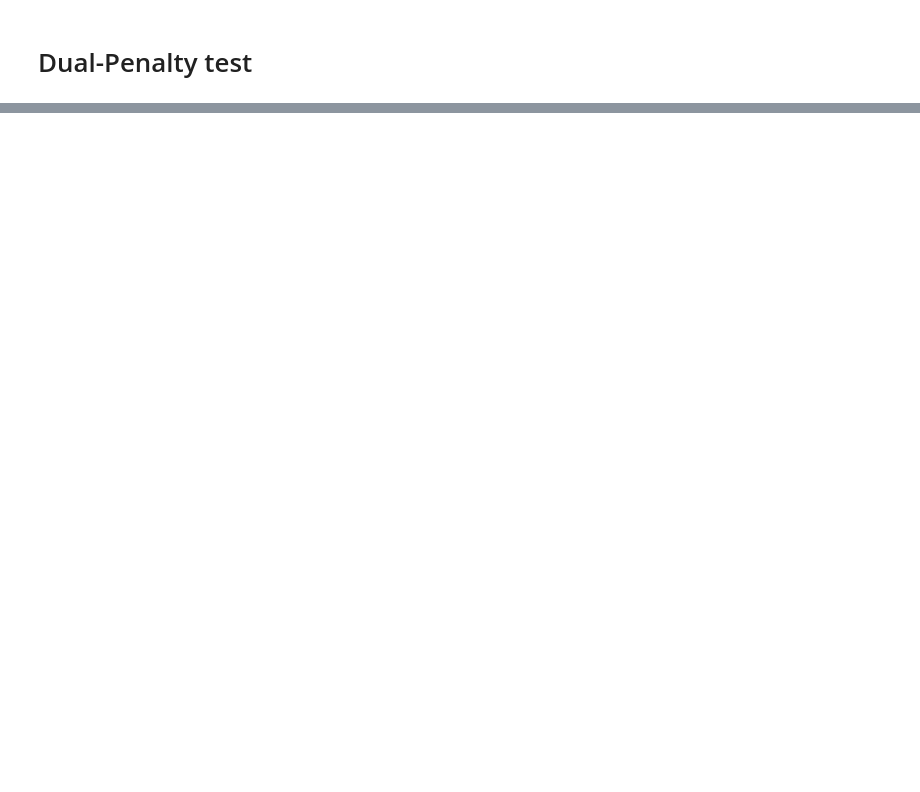
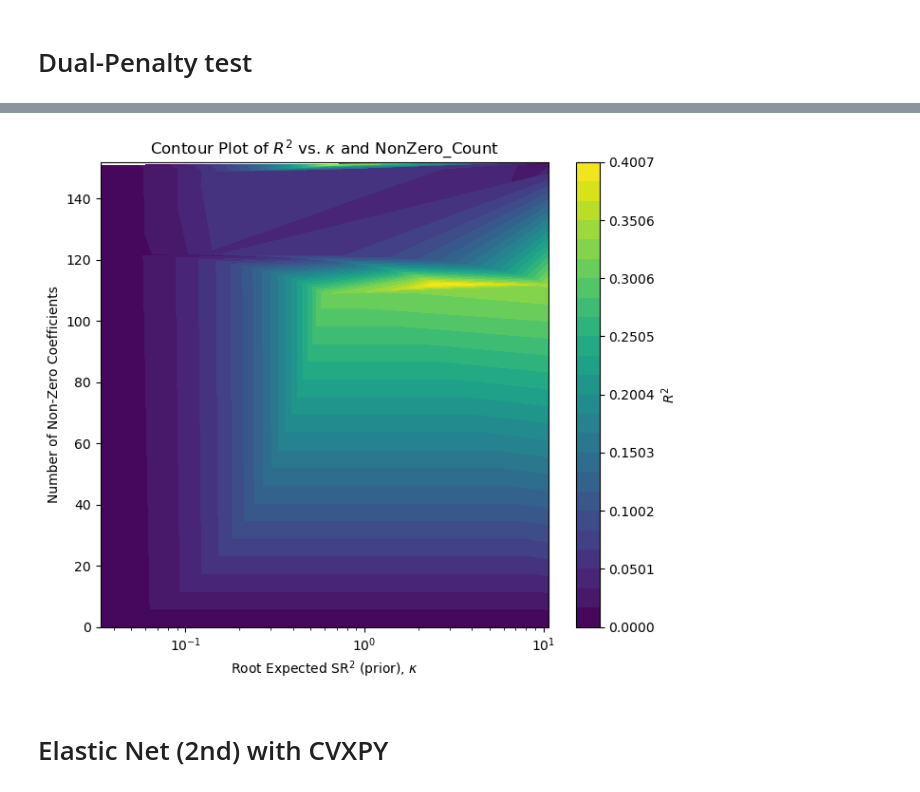
Before and after one commit to simmelholt/ML-codes, a Jupyter notebook: Master Thesis.ipynb, the cells around one changed output, grey strips where cells are left out. Saved outputs shown, nothing was run; the diff lists cells and outputs as text; code cells hidden in the pictures; blank space fills up the shorter version.

```diff
--- a/Master Thesis.ipynb
+++ b/Master Thesis.ipynb
@@ -934,0 +993,5 @@ cov_test.shape
+# %%
+X_test = df_wide.values
+U, S, Vt = np.linalg.svd(X_test)
+
+Vt_df = pd.DataFrame(Vt, index=[f'V{i+1}' for i in range(Vt.shape[0])], columns=df_wide.columns)
@@ -934,0 +1074,70 @@ cov_test.shape
+# %%
+sigma_kappa_pca = regcov(df_pca)
+mu_kappa_pca = np.mean(df_pca, axis=0)
+
+
+
+
+# Compute kappa2 penalty for each gamma in the range
+results_pca = [kappa2penalty(gamma, 153, 12, sigma_kappa_pca) for gamma in gamma_2_values_pca]
+
+# Store in a DataFrame
+df_results_pca = pd.DataFrame({'gamma 2': gamma_2_values_pca, 'kappa': results_pca})
+
+heatmap_pca = pd.DataFrame({
+    'NonZero_Count': (L1L2_coef_no_gamma_pca != 0).sum(axis=1)
+})
+
+heatmap_pca['R_2'] = R_2_oos_values_pca
+
+heatmap_pca['kappa'] = df_results_pca['kappa']
+
+
+
+# Extract the columns as NumPy arrays
+x_pca = heatmap_pca['kappa'].values
+y_pca = heatmap_pca['NonZero_Count'].values
+z_pca = heatmap_pca['R_2'].values
+
+
+
+# Create a triangulation for contour plots
+triang_pca = tri.Triangulation(x_pca, y_pca)
+
+# Choose however many contour levels you want
+levels_pca = np.linspace(z_pca.min(), z_pca.max(), 25)
+
+# Create the figure
+plt.figure(figsize=(7, 6))
+
+# Filled contour plot (the "heatmap")
+contour_filled_pca = plt.tricontourf(triang_pca, z_pca, levels=levels_pca, cmap='viridis')
+
+# Optionally, add contour lines on top (dotted lines)
+contour_lines_pca = plt.tricontour(
+    triang_pca, z_pca, levels=levels_pca[::100],  # e.g. every 5th level
+    colors='black', linestyles=':', linewidths=0.5
+)
+
+# Set log scales if desired
+plt.xscale('log')
+#plt.yscale('log')
+
+# Label axes
+plt.xlabel(r'Root Expected SR$^2$ (prior), $\kappa$')
+plt.ylabel('Number of Non-Zero Coefficients')
+
+# Add a colorbar for R^2
+cbar_pca = plt.colorbar(contour_filled_pca)
+cbar_pca.set_label(r'$R^2$')
+
+plt.title(r'Contour Plot of $R^2$ vs. $\kappa$ and NonZero_Count')
+plt.tight_layout()
+
+ax.set_yscale('log')  # if log scale is desired
+ax.set_ylim(y_pca.min(), y_pca.max())  # specify whatever makes sense for your data
+plt.show()
+# %% [output]
+[figure, added]
+# %% [markdown]
+# Elastic Net (2nd) with CVXPY
```
Also changed, not shown: parts of 24 cells of this notebook.
